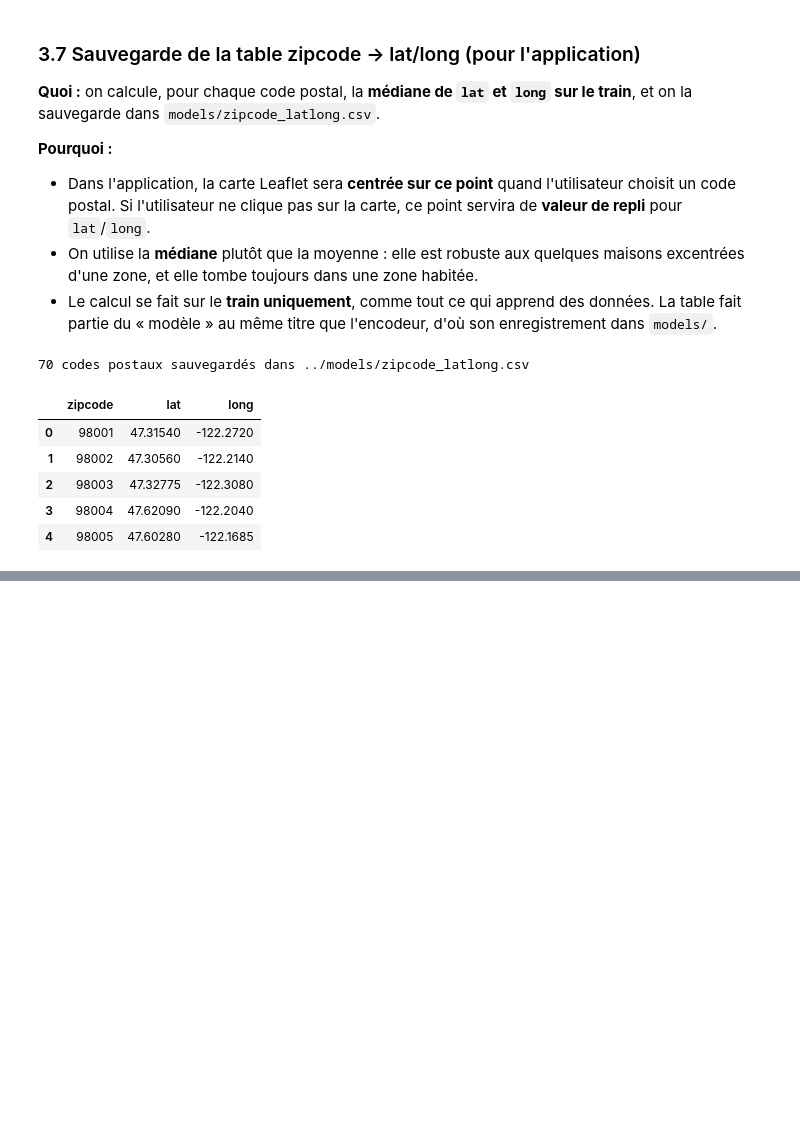
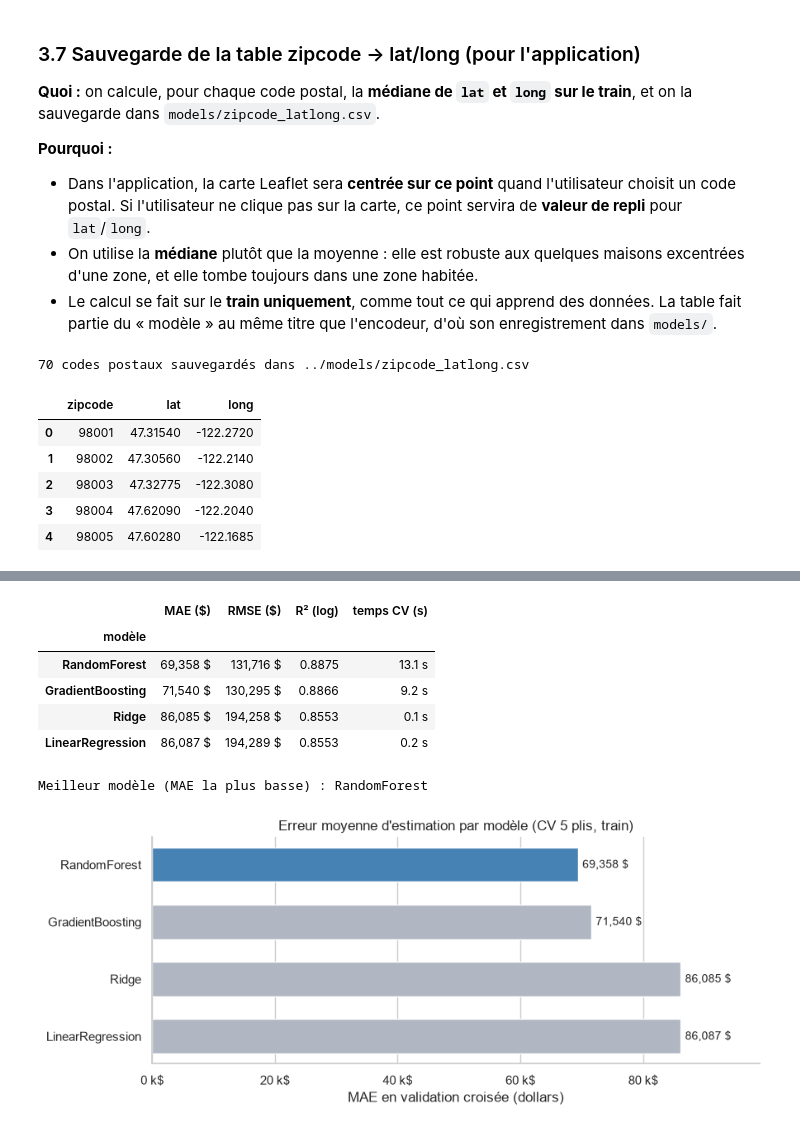
Before and after one commit to dina-yahiaoui/apartment-hunter, a Jupyter notebook: notebooks/01_modelisation.ipynb, the cells around one changed output, grey strips where cells are left out. Saved outputs shown, nothing was run; the diff lists cells and outputs as text; code cells hidden in the pictures; blank space fills up the shorter version.

Commit message:
Entraînement et comparaison des 4 modèles

```diff
--- a/notebooks/01_modelisation.ipynb
+++ b/notebooks/01_modelisation.ipynb
@@ -949,0 +1043,21 @@ display(zipcode_latlong.head())
+# %%
+plis_cv = KFold(n_splits=5, shuffle=True, random_state=RANDOM_STATE)
+prix_reel = np.expm1(y_train)
+
+predictions_cv = {}  # prédictions en dollars, réutilisées en 4.4
+resultats_cv = []
+for nom, pipeline in pipelines.items():
+    debut = time.perf_counter()
+    log_predit = cross_val_predict(pipeline, X_train_final, y_train, cv=plis_cv)
+    duree = time.perf_counter() - debut
+
+    prix_predit = np.expm1(log_predit)
+    predictions_cv[nom] = prix_predit
+    resultats_cv.append({
+        "modèle": nom,
+        "MAE ($)": mean_absolute_error(prix_reel, prix_predit),
+        "RMSE ($)": np.sqrt(mean_squared_error(prix_reel, prix_predit)),
+        "R² (log)": r2_score(y_train, log_predit),
+        "temps CV (s)": duree,
+    })
+    print(f"{nom:<17} terminé en {duree:5.1f} s")
@@ -949,0 +1075,33 @@ display(zipcode_latlong.head())
+# %%
+comparatif_modeles = pd.DataFrame(resultats_cv).set_index("modèle").sort_values("MAE ($)")
+MEILLEUR_MODELE = comparatif_modeles.index[0]
+
+display(comparatif_modeles.style.format({
+    "MAE ($)": "{:,.0f} $", "RMSE ($)": "{:,.0f} $", "R² (log)": "{:.4f}", "temps CV (s)": "{:.1f} s",
+}))
+print(f"Meilleur modèle (MAE la plus basse) : {MEILLEUR_MODELE}")
+
+mae_modeles = comparatif_modeles["MAE ($)"]
+couleurs = ["steelblue" if nom == MEILLEUR_MODELE else "#b0b7c3" for nom in mae_modeles.index]
+
+fig, ax = plt.subplots(figsize=(9, 3.8))
+barres = ax.barh(mae_modeles.index, mae_modeles.to_numpy(), color=couleurs, height=0.6)
+ax.invert_yaxis()  # meilleur modèle en haut, comme dans le tableau
+ax.bar_label(barres, labels=[f"{v:,.0f} $" for v in mae_modeles], padding=4, fontsize=10)
+ax.set_xlim(0, mae_modeles.max() * 1.15)
+ax.xaxis.set_major_formatter(plt.FuncFormatter(lambda v, _: f"{v / 1000:.0f} k$"))
+ax.set_xlabel("MAE en validation croisée (dollars)")
+ax.set_title("Erreur moyenne d'estimation par modèle (CV 5 plis, train)", fontsize=12)
+ax.grid(axis="y", visible=False)
+ax.spines[["top", "right"]].set_visible(False)
+plt.tight_layout()
+plt.show()
+# %% [output]
+|  | MAE ($) | RMSE ($) | R² (log) | temps CV (s) |
+| modèle |  |  |  |  |
+| RandomForest | 69,358 $ | 131,716 $ | 0.8875 | 13.1 s |
+| GradientBoosting | 71,540 $ | 130,295 $ | 0.8866 | 9.2 s |
+| Ridge | 86,085 $ | 194,258 $ | 0.8553 | 0.1 s |
+| LinearRegression | 86,087 $ | 194,289 $ | 0.8553 | 0.2 s |
+Meilleur modèle (MAE la plus basse) : RandomForest
+[figure, added]
```
Also changed, not shown: parts of 14 cells of this notebook.
